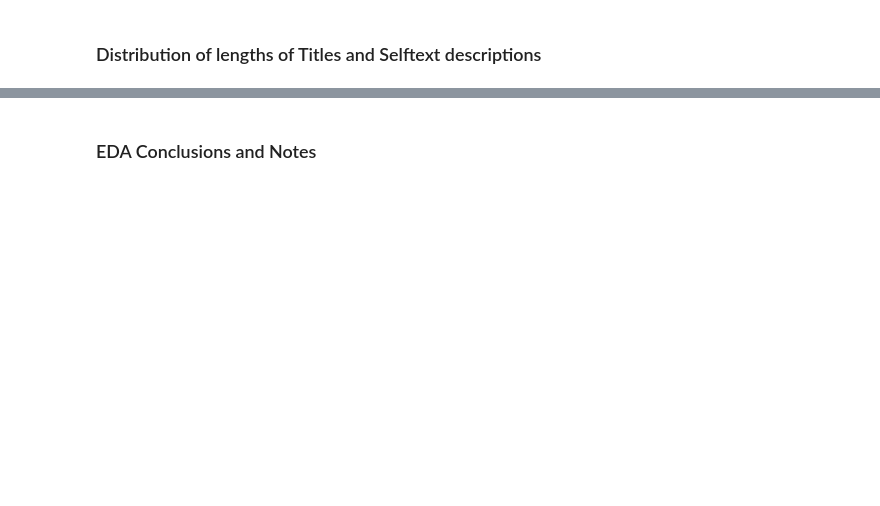
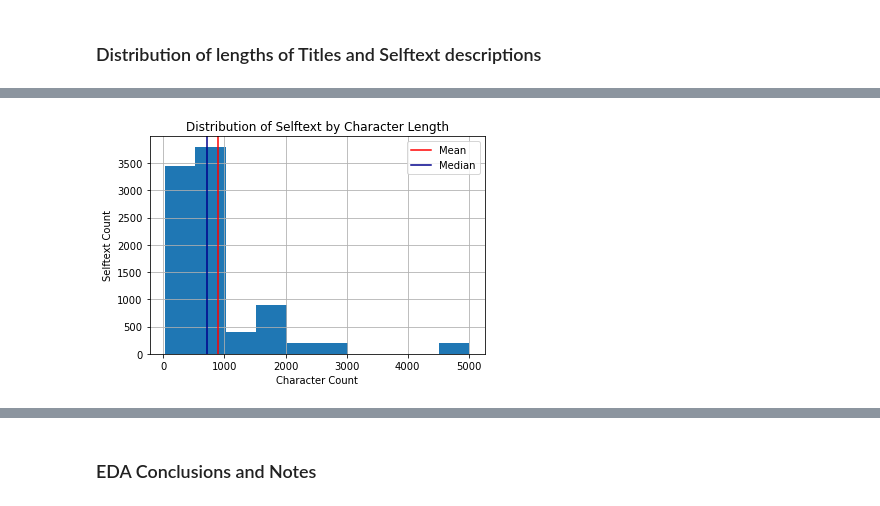
Before and after one commit to brandiehatch/project-3, a Jupyter notebook: code/project-3-hatch-eda.ipynb, the cells around one changed output, grey strips where cells are left out. Cells and saved outputs as stored; diff of their text form; code cells hidden in the pictures; blank space fills up the shorter version.

```diff
--- a/code/project-3-hatch-eda.ipynb
+++ b/code/project-3-hatch-eda.ipynb
@@ -315,3 +286,13 @@ plt.ylabel('Title Count');
+# %%
+df['selftext_length'].hist()
+plt.title('Distribution of Selftext by Character Length')
+plt.xlabel('Character Count')
+plt.ylabel('Selftext Count')
+plt.axvline(df.selftext_length.mean(), color='red')
+plt.axvline(df.selftext_length.median(), color='darkblue')
+plt.legend(['Mean','Median']);
+# %% [output]
+[figure, added]
 # %%
 df['title_word_count'].hist()
 plt.title('Distribution of Titles by Word Count')
```
Also changed, not shown: parts of 39 cells of this notebook, 2 other files.
